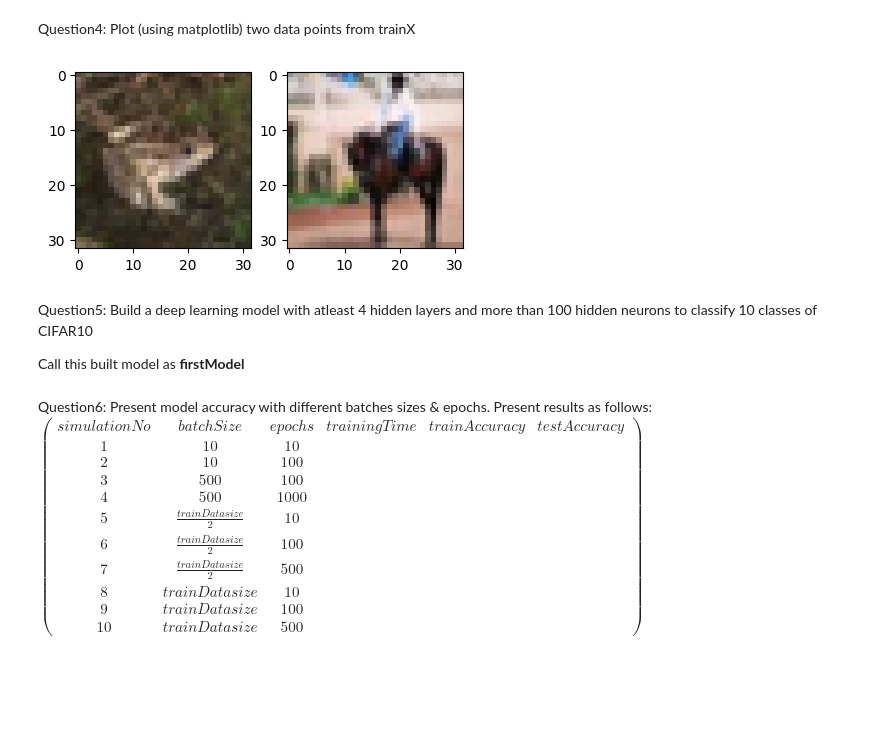
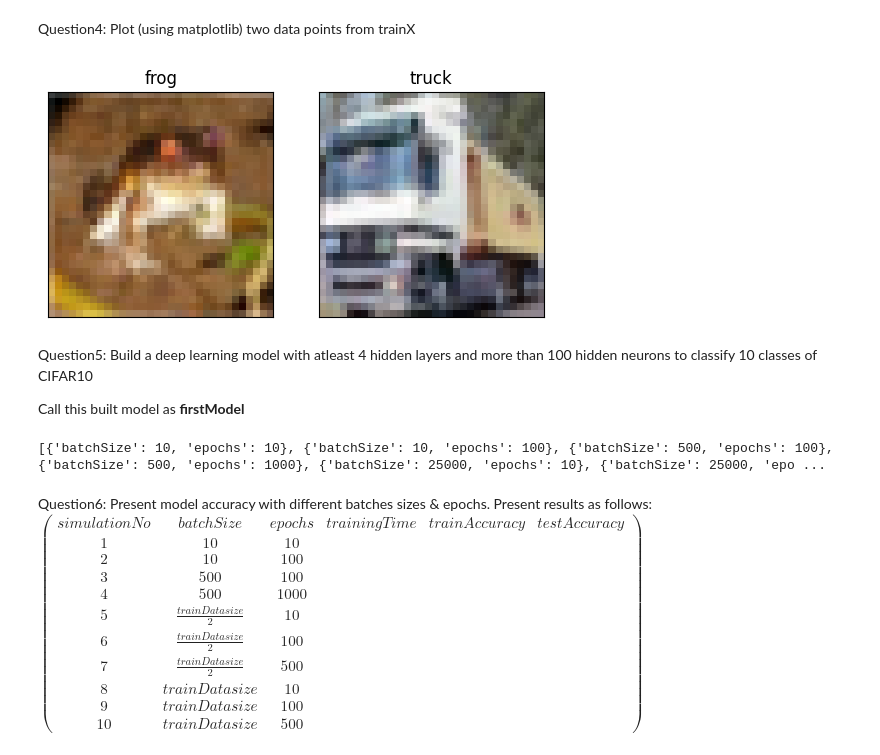
Before and after one commit to Hnmani/ML-DA-I, a Jupyter notebook: Assignments/homeWork1.ipynb, the cells around one changed output. Cells and saved outputs as stored; diff of their text form; code cells hidden in the pictures; blank space fills up the shorter version.

```diff
--- a/Assignments/homeWork1.ipynb
+++ b/Assignments/homeWork1.ipynb
@@ -49,17 +49,18 @@ print(testY[0])
 [0. 0. 0. 1. 0. 0. 0. 0. 0. 0.]
 # %% [markdown]
 Question4: Plot (using matplotlib) two data points from trainX
-# %%
-import matplotlib.pyplot as plt
-plt.figure(figsize=(5,5))
-plt.subplot(1,2,1)
-plt.imshow(trainX[22])
-plt.subplot(1,2,2)
-plt.imshow(trainX[11])
-
-plt.show()
-# %% [output]
-[figure, removed]
+# %%
+CLASS_NAMES = ['airplane', 'automobile', 'bird', 'cat', 'deer',
+               'dog', 'frog', 'horse', 'ship', 'truck']
+import matplotlib.pyplot as plt
+fig,axes = plt.subplots(1,2)
+for (i, ax) in enumerate(axes.flatten()):
+  ax.imshow(trainX[i])
+  ax.set_xticks([])
+  ax.set_yticks([])
+  ax.set_title(CLASS_NAMES[trainY[i].argmax()])
+# %% [output]
+[figure, added]
 # %% [markdown]
 Question5: Build a deep learning model with atleast 4 hidden layers and more than 100 hidden neurons to classify 10 classes of CIFAR10
 
@@ -76 +79,49 @@ firstModel.add(tf.keras.layers.Dense(50,activation="relu"))
 firstModel.add(tf.keras.layers.Dense(10,activation="softmax"))
+# %%
+params = [
+    {
+        "batchSize" : 10,
+        "epochs" : 10,
+    },
+    {
+        "batchSize" : 10,
+        "epochs" : 100,
+    },
+    {
+        "batchSize" : 500,
+        "epochs" : 100,
+    },
+     {
+        "batchSize" : 500,
+        "epochs" : 1000,
+    },
+     {
+        "batchSize" : trainX.shape[0]//2,
+        "epochs" : 10,
+    },
+     {
+        "batchSize" : trainX.shape[0]//2,
+        "epochs" : 100,
+    },
+     {
+        "batchSize" : trainX.shape[0]//2,
+        "epochs" : 500,
+    },{
+        "batchSize" : trainX.shape[0],
+        "epochs" : 10,
+    },
+     {
+        "batchSize" : trainX.shape[0],
+        "epochs" : 100,
+    },
+     {
+        "batchSize" : trainX.shape[0],
+        "epochs" : 500,
+    }
+]
+
+print(params)
+
+columns = ["simulationNo","batchSize","epochs","trainingTime","trainAccuracy","testAccuracy"]
+# %% [output]
+[{'batchSize': 10, 'epochs': 10}, {'batchSize': 10, 'epochs': 100}, {'batchSize': 500, 'epochs': 100}, {'batchSize': 500, 'epochs': 1000}, {'batchSize': 25000, 'epochs': 10}, {'batchSize': 25000, 'epo ...
```
Also changed, not shown: parts of 8 cells of this notebook.
